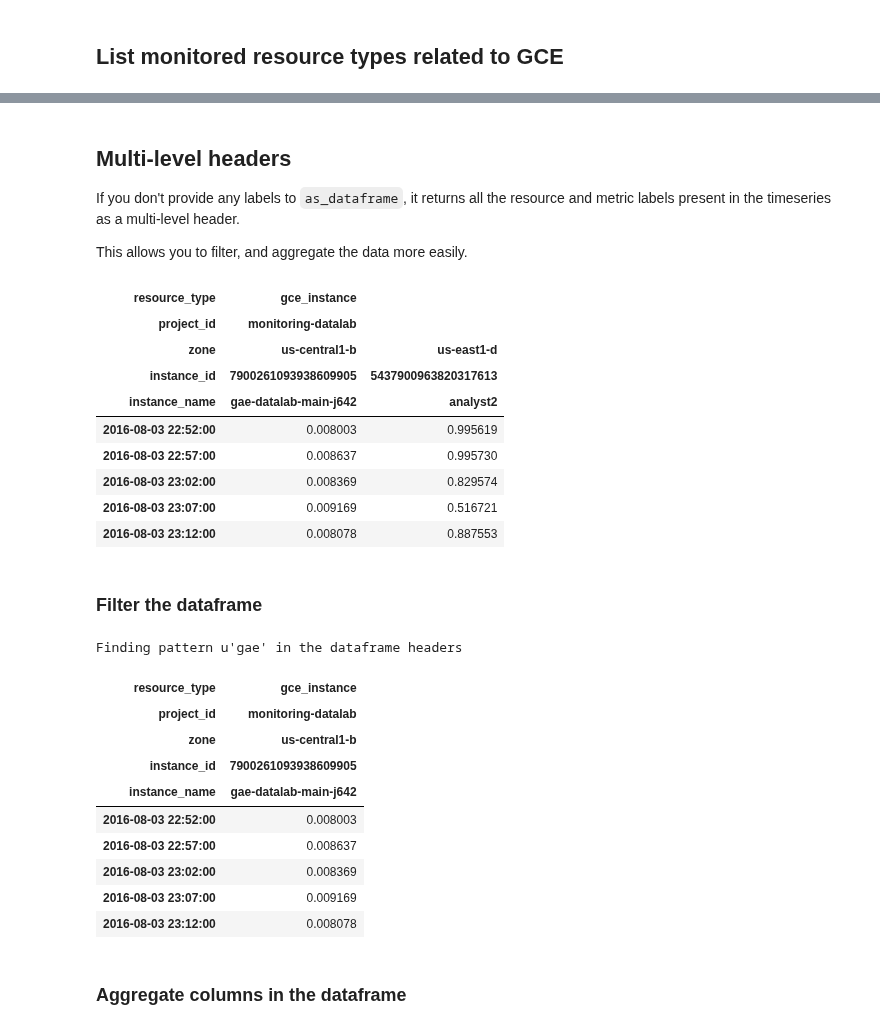
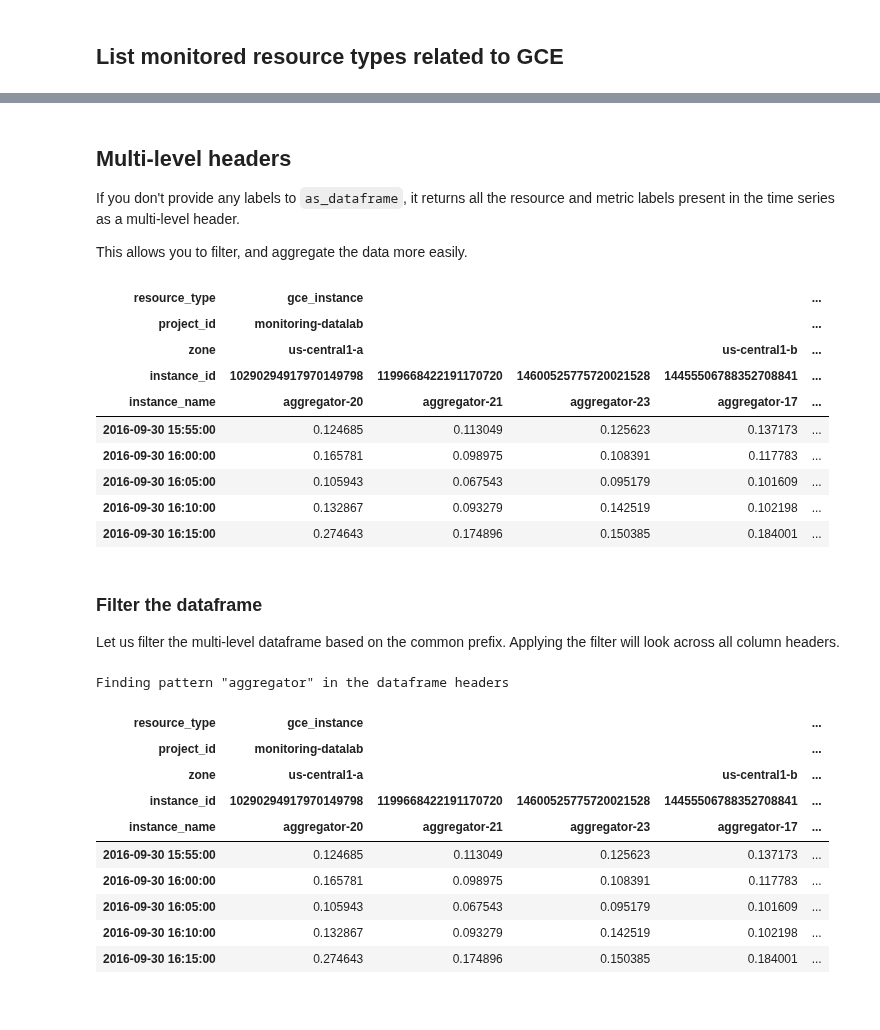
Before and after one commit to googledatalab/notebooks, a Jupyter notebook: tutorials/Stackdriver Monitoring/Getting started.ipynb, the cells around one changed output, grey strips where cells are left out. Drawn from its saved outputs; the diff is of its cells as text; code cells hidden in the pictures.

```diff
--- a/tutorials/Stackdriver Monitoring/Getting started.ipynb
+++ b/tutorials/Stackdriver Monitoring/Getting started.ipynb
@@ -95,8 +106,9 @@ Next, we read in the instance names from the metadata, and use it in filtering t
 import sys
 
 if metadata_cpu.empty:
-  sys.stderr.write('This project has no GCE instances. The remaining notebook will raise errors!')
+  sys.stderr.write('This project has no GCE instances. The remaining notebook '
+                   'will raise errors!')
 else:
-  instance_names = list(metadata_cpu['metric.labels']['instance_name'])
-  print 'First 5 instance names: %s' % (instance_names[:5],)
+  instance_names = sorted(list(metadata_cpu['metric.labels']['instance_name']))
+  print 'First 5 instance names: %s' % ([str(name) for name in instance_names[:5]],)
 # %% [output]
@@ -136,9 +161,12 @@ For multiple timeseries, aligning the data is recommended. The alignment offset
 # %%
+# Filter the query by a common instance name prefix.
+common_prefix = instance_names[0].split('-')[0]
+query_cpu_aligned = query_cpu.select_metrics(instance_name_prefix=common_prefix)
+
 # Align the query to have data every 5 minutes.
-query_cpu_aligned = query_cpu.align('ALIGN_MEAN', minutes=5)
-data_all_instances = query_cpu_aligned.as_dataframe(label='instance_name')
+query_cpu_aligned = query_cpu_aligned.align(gcm.Aligner.ALIGN_MEAN, minutes=5)
+data_multiple_instances = query_cpu_aligned.as_dataframe(label='instance_name')
 
-# Display the data as a linechart. The extra code moves the legend to the
-# right of the chart.
-_ = data_all_instances.plot().legend(loc='center left', bbox_to_anchor=(1.0, 0.8))
+# Display the data as a linechart, and move the legend to the right of it.
+_ = data_multiple_instances.plot().legend(loc="upper left", bbox_to_anchor=(1,1))
 # %% [output]
@@ -174,42 +213,41 @@ data_per_zone.tail(5)
 # %% [markdown]
 ## Multi-level headers
 
-If you don't provide any labels to `as_dataframe`, it returns all the resource and metric labels present in the timeseries as a multi-level header.
+If you don't provide any labels to `as_dataframe`, it returns all the resource and metric labels present in the time series as a multi-level header.
 
 This allows you to filter, and aggregate the data more easily.
 # %%
 data_multi_level = query_cpu_aligned.as_dataframe()
 data_multi_level.tail(5)
 # %% [output]
-| resource_type | gce_instance |  |
-| project_id | monitoring-datalab |  |
-| zone | us-central1-b | us-east1-d |
-| instance_id | 7900261093938609905 | 5437900963820317613 |
-| instance_name | gae-datalab-main-j642 | analyst2 |
-| 2016-08-03 22:52:00 | 0.008003 | 0.995619 |
-| 2016-08-03 22:57:00 | 0.008637 | 0.995730 |
-| 2016-08-03 23:02:00 | 0.008369 | 0.829574 |
-| 2016-08-03 23:07:00 | 0.009169 | 0.516721 |
-| 2016-08-03 23:12:00 | 0.008078 | 0.887553 |
+| resource_type | gce_instance |  |  |  | ... |
+| project_id | monitoring-datalab |  |  |  | ... |
+| zone | us-central1-a |  |  | us-central1-b | ... |
+| instance_id | 10290294917970149798 | 1199668422191170720 | 14600525775720021528 | 14455506788352708841 | ... |
+| instance_name | aggregator-20 | aggregator-21 | aggregator-23 | aggregator-17 | ... |
+| 2016-09-30 15:55:00 | 0.124685 | 0.113049 | 0.125623 | 0.137173 | ... |
+| 2016-09-30 16:00:00 | 0.165781 | 0.098975 | 0.108391 | 0.117783 | ... |
+| 2016-09-30 16:05:00 | 0.105943 | 0.067543 | 0.095179 | 0.101609 | ... |
+| 2016-09-30 16:10:00 | 0.132867 | 0.093279 | 0.142519 | 0.102198 | ... |
+| 2016-09-30 16:15:00 | 0.274643 | 0.174896 | 0.150385 | 0.184001 | ... |
-# %% [markdown]
-### Filter the dataframe
+# %% [markdown]
+### Filter the dataframe
+
+Let us filter the multi-level dataframe based on the common prefix. Applying the filter will look across all column headers.
 # %%
-pattern = instance_names[0].split('-')[0]
-print 'Finding pattern %r in the dataframe headers' % (pattern,)
+print 'Finding pattern "%s" in the dataframe headers' % (common_prefix,)
 # %% [output]
-Finding pattern u'gae' in the dataframe headers
+Finding pattern "aggregator" in the dataframe headers
 # %%
-data_multi_level.filter(regex=pattern).tail(5)
+data_multi_level.filter(regex=common_prefix).tail(5)
 # %% [output]
-| resource_type | gce_instance |
-| project_id | monitoring-datalab |
-| zone | us-central1-b |
-| instance_id | 7900261093938609905 |
-| instance_name | gae-datalab-main-j642 |
-| 2016-08-03 22:52:00 | 0.008003 |
-| 2016-08-03 22:57:00 | 0.008637 |
-| 2016-08-03 23:02:00 | 0.008369 |
-| 2016-08-03 23:07:00 | 0.009169 |
-| 2016-08-03 23:12:00 | 0.008078 |
+| resource_type | gce_instance |  |  |  | ... |
+| project_id | monitoring-datalab |  |  |  | ... |
+| zone | us-central1-a |  |  | us-central1-b | ... |
+| instance_id | 10290294917970149798 | 1199668422191170720 | 14600525775720021528 | 14455506788352708841 | ... |
+| instance_name | aggregator-20 | aggregator-21 | aggregator-23 | aggregator-17 | ... |
+| 2016-09-30 15:55:00 | 0.124685 | 0.113049 | 0.125623 | 0.137173 | ... |
+| 2016-09-30 16:00:00 | 0.165781 | 0.098975 | 0.108391 | 0.117783 | ... |
+| 2016-09-30 16:05:00 | 0.105943 | 0.067543 | 0.095179 | 0.101609 | ... |
+| 2016-09-30 16:10:00 | 0.132867 | 0.093279 | 0.142519 | 0.102198 | ... |
+| 2016-09-30 16:15:00 | 0.274643 | 0.174896 | 0.150385 | 0.184001 | ... |
-# %% [markdown]
-### Aggregate columns in the dataframe
```
Also changed, not shown: parts of 31 cells of this notebook.
